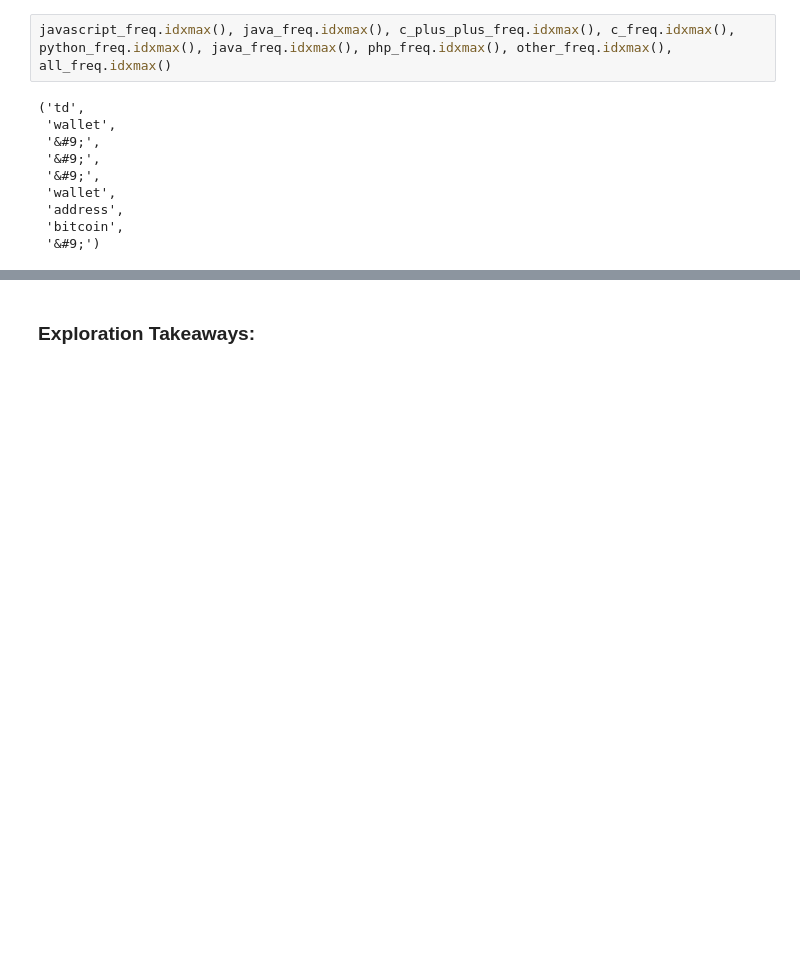
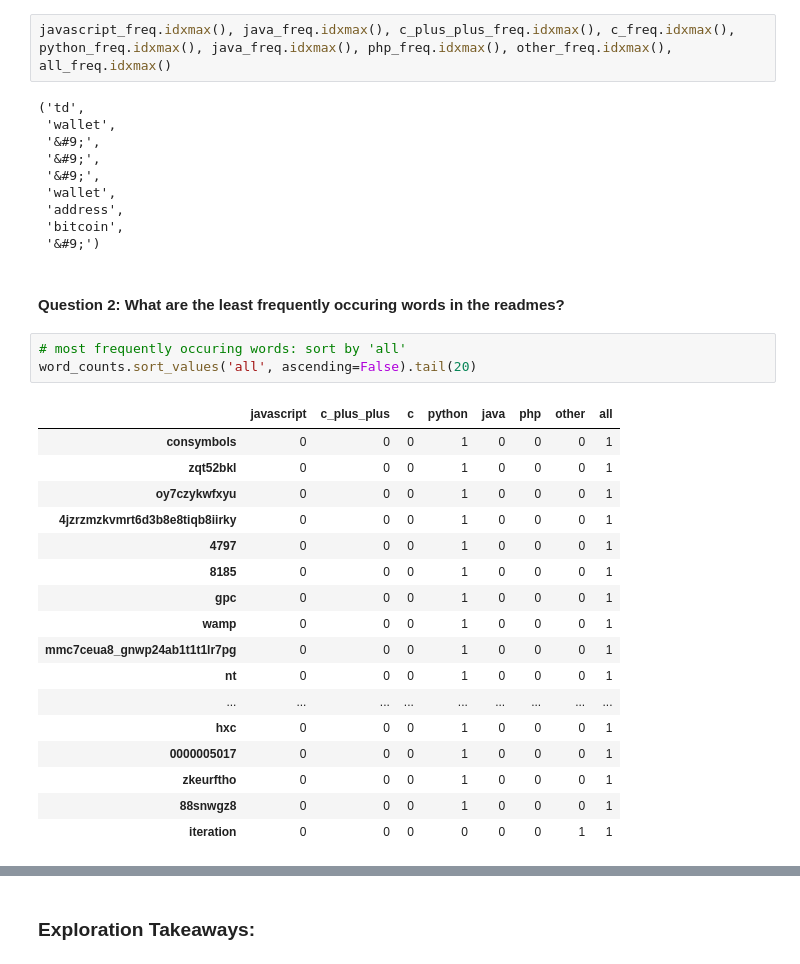
Before and after one commit to TeamAwesomeQuackers/NLP_Project, a Jupyter notebook: Final_NLP_Project.ipynb, the cells around one changed output, grey strips where cells are left out. Cells and saved outputs as stored; diff of their text form; blank space fills up the shorter version.

Commit message:
Added to question 2

```diff
--- a/Final_NLP_Project.ipynb
+++ b/Final_NLP_Project.ipynb
@@ -231,3 +231,26 @@ javascript_freq.idxmax(), java_freq.idxmax(), c_plus_plus_freq.idxmax(), c_freq.
  'address',
  'bitcoin',
  '&#9;')
+# %% [markdown]
+#### Question 2: What are the least frequently occuring words in the readmes?
+# %%
+# most frequently occuring words: sort by 'all'
+word_counts.sort_values('all', ascending=False).tail(20)
+# %% [output]
+|  | javascript | c_plus_plus | c | python | java | php | other | all |
+| consymbols | 0 | 0 | 0 | 1 | 0 | 0 | 0 | 1 |
+| zqt52bkl | 0 | 0 | 0 | 1 | 0 | 0 | 0 | 1 |
+| oy7czykwfxyu | 0 | 0 | 0 | 1 | 0 | 0 | 0 | 1 |
+| 4jzrzmzkvmrt6d3b8e8tiqb8iirky | 0 | 0 | 0 | 1 | 0 | 0 | 0 | 1 |
+| 4797 | 0 | 0 | 0 | 1 | 0 | 0 | 0 | 1 |
+| 8185 | 0 | 0 | 0 | 1 | 0 | 0 | 0 | 1 |
+| gpc | 0 | 0 | 0 | 1 | 0 | 0 | 0 | 1 |
+| wamp | 0 | 0 | 0 | 1 | 0 | 0 | 0 | 1 |
+| mmc7ceua8_gnwp24ab1t1t1lr7pg | 0 | 0 | 0 | 1 | 0 | 0 | 0 | 1 |
+| nt | 0 | 0 | 0 | 1 | 0 | 0 | 0 | 1 |
+| ... | ... | ... | ... | ... | ... | ... | ... | ... |
+| hxc | 0 | 0 | 0 | 1 | 0 | 0 | 0 | 1 |
+| 0000005017 | 0 | 0 | 0 | 1 | 0 | 0 | 0 | 1 |
+| zkeurftho | 0 | 0 | 0 | 1 | 0 | 0 | 0 | 1 |
+| 88snwgz8 | 0 | 0 | 0 | 1 | 0 | 0 | 0 | 1 |
+| iteration | 0 | 0 | 0 | 0 | 0 | 0 | 1 | 1 |
```
Also changed, not shown: parts of 5 cells of this notebook.
